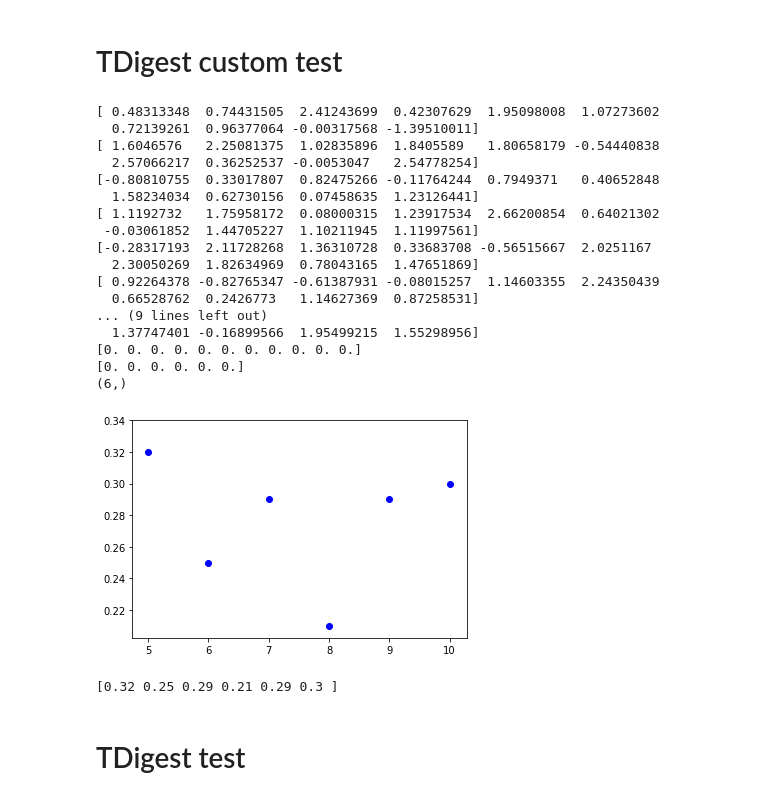
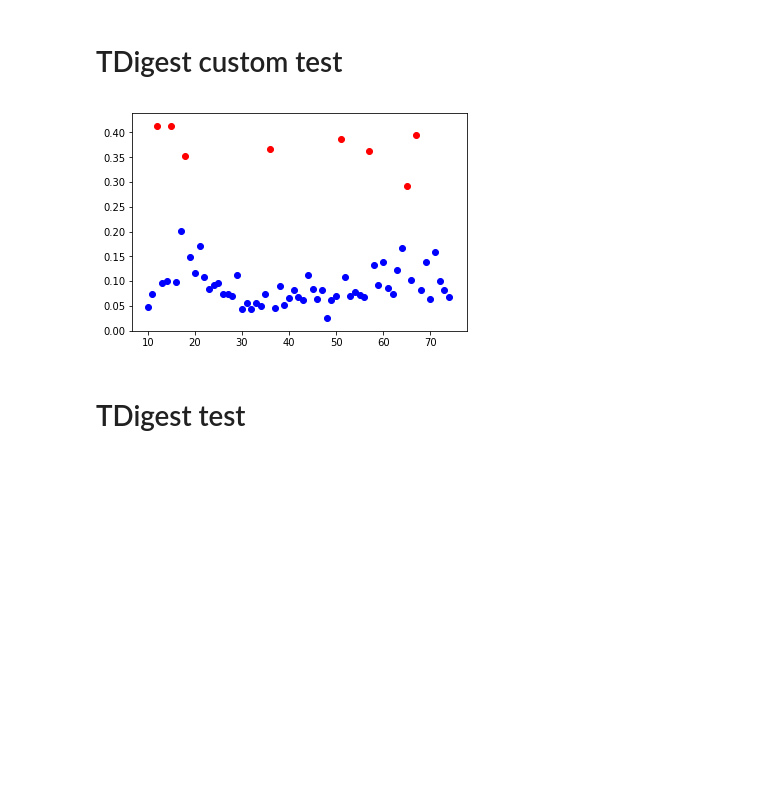
Before and after one commit to MoonL1ght/ML-Things, a Jupyter notebook: DS/t-digest.ipynb, the cells around one changed output. Drawn from its saved outputs; the diff is of its cells as text; code cells hidden in the pictures; blank space fills up the shorter version.

```diff
--- a/DS/t-digest.ipynb
+++ b/DS/t-digest.ipynb
@@ -80,8 +121,9 @@ class Simulation(object):
                  step_size=200,
                  size=15000,
                  anomaly_threshold=0.9,
-                 distribution=np.random.normal,
-                 linspace_size=100):
+                 distribution='normal',
+                 linspace_size=100,
+                 d_params={'mu': 1, 'mu_anom': 2, 'stddev': 1}):
         super().__init__()
         self.__tdigest = tdigest
         self.__window = tdigest.K
@@ -96,6 +138,13 @@ class Simulation(object):
         self.p_values = np.array([])
         self.__tdigest_custom = False
         self.__tdigest_custom_change_attempt = 0
+        if distribution == 'normal':
+            mu = d_params['mu']
+            mu_a = d_params['mu_anom']
+            stdev = d_params['stddev']
+            self.get_values = lambda is_anomaly: np.random.normal((lambda x: mu if not x else mu_a)
+                                                                  (is_anomaly), stdev, self.s_size)
+
 
     def __change_tdigest_status(self, custom):
         if self.__tdigest_custom_change_attempt == 0:
@@ -110,7 +159,6 @@ class Simulation(object):
             self.__tdigest.batch_update(step_values)
             self.__change_tdigest_status(False)
         except:
-#             print('heheeheheh')
             self.__tdigest.add(step_values)
             self.__change_tdigest_status(True)
 
@@ -138,7 +186,7 @@ class Simulation(object):
             self.__change_tdigest_status(False)
         self.__update(step_values)
 
-    def plot_pvalues(self):
+    def plot_statistics(self):
         x = range(self.__window, len(self.statistics) + self.__window)
         y = self.statistics
         for x, y, l in zip(x, y, self.__labels[self.__window:]):
@@ -146,7 +194,6 @@ class Simulation(object):
                 plt.scatter(x, y, c='blue')
             else:
                 plt.scatter(x, y, c='red')
-#         for
         plt.show()
 
     def get_values(self):
@@ -162,52 +209,34 @@ class Simulation(object):
         step = 0
         i = 0
         while step <= self.size:
-            i += 1
             is_anomaly = np.random.random() > self.a_thres
-            step_values = np.random.normal((lambda x: 1 if not x else 20)(is_anomaly), 1, self.s_size)
-            print(step_values)
+            step_values = self.get_values(is_anomaly)
             self.__labels = np.concatenate([self.__labels, [int(is_anomaly)]])
             self.__values = np.concatenate([self.__values,
                                             step_values.reshape((1, -1))])
             self.__compute(step_values, i)
             step += self.s_size
+            i += 1
 # %% [markdown]
 # TDigest custom test
 # %%
 def tdigest_test_custom():
-    tdigest = TDigestCustom(k=5, method='ks')
+    np.random.seed(1)
+    tdigest = TDigestCustom(k=10, method='ks')
     sim = Simulation(tdigest,
-                     step_size=10,
-                     size=100,
-                     anomaly_threshold=1)
+                     step_size=200,
+                     size=15000,
+                     anomaly_threshold=0.9,
+                     distribution='normal',
+                     d_params={'mu': 1, 'mu_anom': 2, 'stddev': 1})
     sim.run()
-    labels = sim.get_labels()
-    print(labels)
-    print(labels[5:])
-    print(sim.p_values.shape)
-    sim.plot_pvalues()
-    print(sim.statistics)
+#     labels = sim.get_labels()
+#     print(sim.p_values)
+    sim.plot_statistics()
+#     print(sim.statistics)
 tdigest_test_custom()
 # %% [output]
-[ 0.48313348  0.74431505  2.41243699  0.42307629  1.95098008  1.07273602
-  0.72139261  0.96377064 -0.00317568 -1.39510011]
-[ 1.6046576   2.25081375  1.02835896  1.8405589   1.80658179 -0.54440838
-  2.57066217  0.36252537 -0.0053047   2.54778254]
-[-0.80810755  0.33017807  0.82475266 -0.11764244  0.7949371   0.40652848
-  1.58234034  0.62730156  0.07458635  1.23126441]
-[ 1.1192732   1.75958172  0.08000315  1.23917534  2.66200854  0.64021302
- -0.03061852  1.44705227  1.10211945  1.11997561]
-[-0.28317193  2.11728268  1.36310728  0.33683708 -0.56515667  2.0251167
-  2.30050269  1.82634969  0.78043165  1.47651869]
-[ 0.92264378 -0.82765347 -0.61387931 -0.08015257  1.14603355  2.24350439
-  0.66528762  0.2426773   1.14627369  0.87258531]
-... (9 lines left out)
-  1.37747401 -0.16899566  1.95499215  1.55298956]
-[0. 0. 0. 0. 0. 0. 0. 0. 0. 0. 0.]
-[0. 0. 0. 0. 0. 0.]
-(6,)
-[figure, old version]
+[figure, new version]
-[0.32 0.25 0.29 0.21 0.29 0.3 ]
 # %% [markdown]
 # TDigest test
 # %%
```
Also changed, not shown: parts of 3 cells of this notebook, 2 other files.
